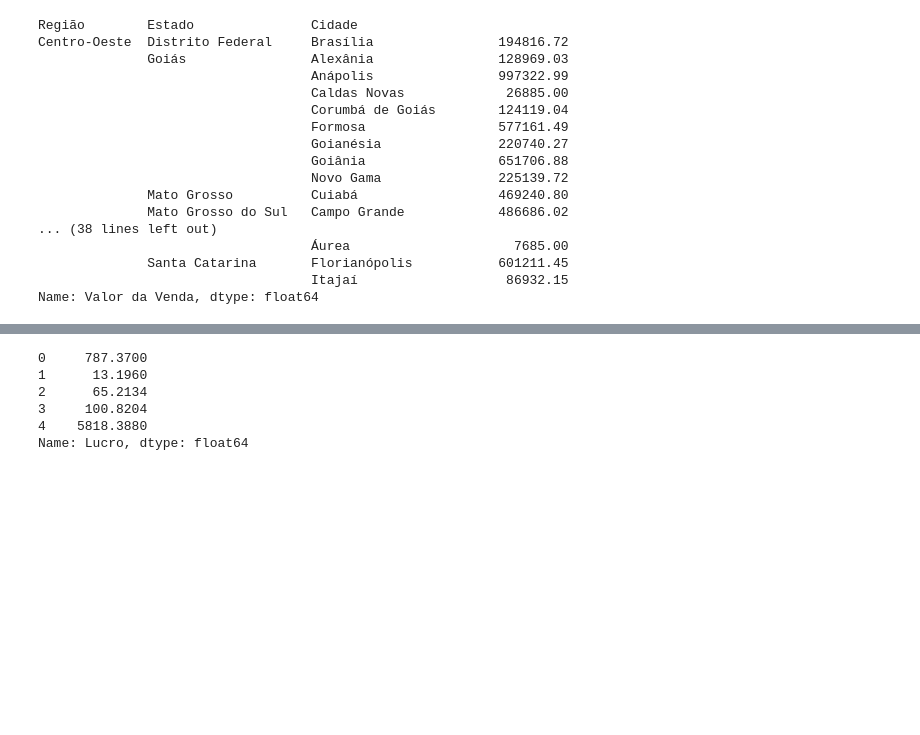
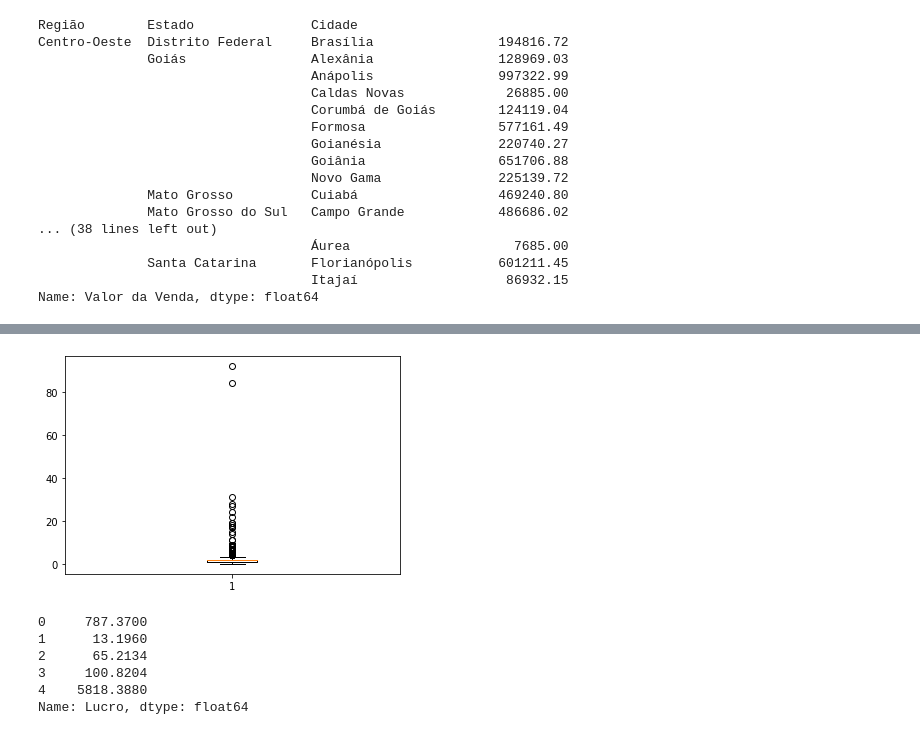
Before and after one commit to jcbdoliveira/desafio_de_projeto_unimed-bh_pandas, a Jupyter notebook: Desafio_de_projeto_Unimed_BH.ipynb, the cells around one changed output, grey strips where cells are left out. Saved outputs shown, nothing was run; the diff lists cells and outputs as text; code cells hidden in the pictures; blank space fills up the shorter version.

```diff
--- a/Desafio_de_projeto_Unimed_BH.ipynb
+++ b/Desafio_de_projeto_Unimed_BH.ipynb
@@ -157,6 +157,8 @@ df["Data da Venda"].max()
 '2012-12-30'
 # %%
 df["Data da Venda"] = pd.to_datetime(df["Data da Venda"], errors="ignore")
+# %%
+df["Data de Envio"] = pd.to_datetime(df["Data de Envio"], errors="ignore")
 # %% [markdown]
  *   Qual faturamento total
 # %%
@@ -228,0 +241,2 @@ Name: Valor da Venda, dtype: float64
+# %%
+df["Tempo médio envio"] = (df["Data de Envio"] - df["Data da Venda"]).dt.days
@@ -229,3 +259,7 @@ Name: Valor da Venda, dtype: float64
+# %%
+plt.boxplot(df["Tempo médio envio"]);
+# %% [output]
+[figure, added]
 # %%
 #Para finalizar o campo "Lucro" vamos decontar o "Custo de Envio"
 df["Lucro"] = (df["Lucro"] - df["Custo de Envio"])
```
Also changed, not shown: parts of 5 cells of this notebook.
